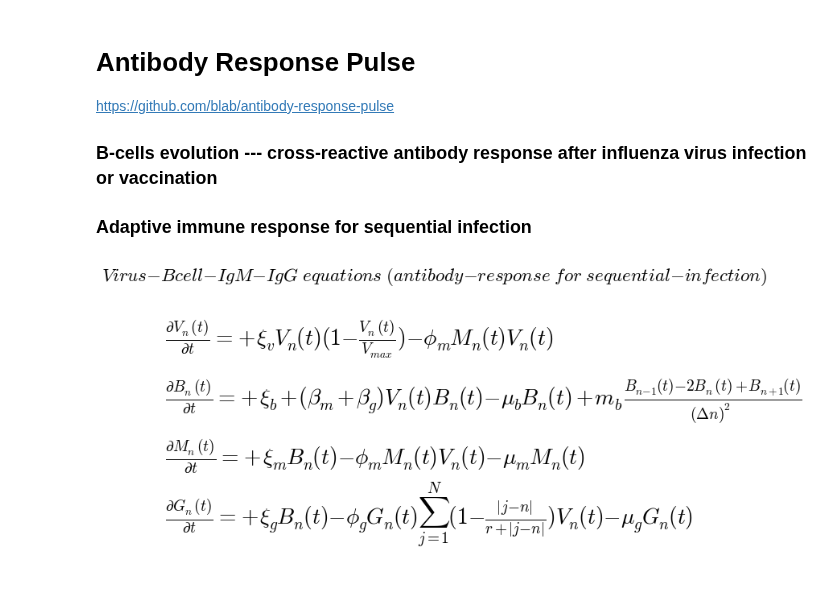
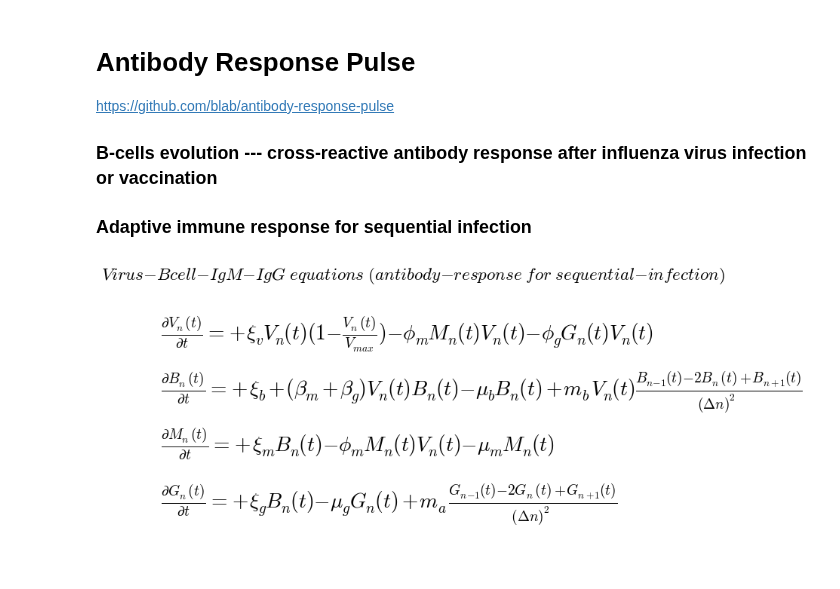
Before and after one commit to blab/antibody-response-pulse, a Jupyter notebook: bcell-array/code/VBMG_infection_landscape.ipynb, the cells around one changed output. Saved outputs shown, nothing was run; the diff lists cells and outputs as text; code cells hidden in the pictures.

Commit message:
mutation

```diff
--- a/bcell-array/code/VBMG_infection_landscape.ipynb
+++ b/bcell-array/code/VBMG_infection_landscape.ipynb
@@ -36,12 +36,13 @@ plt.title(r'$ Virus-Bcell-IgM-IgG \ equations \ (antibody-response \ for \ seque
           , fontsize = AlvaFontSize)
 plt.text(0, 7.0/9, r'$ \frac{\partial V_n(t)}{\partial t} = \
          + \xi_{v}V_{n}(t)(1 - \frac{V_n(t)}{V_{max}}) \
-         - \phi_{m} M_{n}(t) V_{n}(t) $'
+         - \phi_{m} M_{n}(t) V_{n}(t) \
+         - \phi_{g} G_{n}(t) V_{n}(t)$'
          , fontsize = 1.2*AlvaFontSize)
 plt.text(0, 5.0/9, r'$ \frac{\partial B_n(t)}{\partial t} = \
          + \xi_{b} + (\beta_{m} \
          + \beta_{g}) V_{n}(t) B_{n}(t) - \mu_{b} B_{n}(t) \
-         + m_b \frac{B_{n-1}(t) - 2B_n(t) + B_{n+1}(t)}{(\Delta n)^2} $'
+         + m_b V_{n}(t)\frac{B_{n-1}(t) - 2B_n(t) + B_{n+1}(t)}{(\Delta n)^2} $'
          , fontsize = 1.2*AlvaFontSize)
 plt.text(0, 3.0/9,r'$ \frac{\partial M_n(t)}{\partial t} = \
          + \xi_{m} B_{n}(t) \
@@ -50,8 +51,8 @@ plt.text(0, 3.0/9,r'$ \frac{\partial M_n(t)}{\partial t} = \
          , fontsize = 1.2*AlvaFontSize)
 plt.text(0, 1.0/9,r'$ \frac{\partial G_n(t)}{\partial t} = \
          + \xi_{g} B_{n}(t) \
-         - \phi_{g} G_{n}(t)\sum_{j = 1}^{N} (1 - \frac{|j - n|}{r + |j - n|})V_{n}(t)  \
-         - \mu_{g} G_{n}(t) $'
+         - \mu_{g} G_{n}(t) \
+         + m_a \frac{G_{n-1}(t) - 2G_n(t) + G_{n+1}(t)}{(\Delta n)^2} $'
          , fontsize = 1.2*AlvaFontSize)
 
 plt.savefig(save_figure, dpi = 100, bbox_inches='tight')
@@ -120,7 +121,7 @@ def dBdt_array(VBMGxt = [], *args):
                         + alva.event_recovered + alva.event_OAS_press \
                         + alva.event_recoveredV + alva.event_OAS_pressV)*V[:]*B[:] \
                      - (outRateB + alva.event_OAS_slowV)*B[:] \
-                     + mutatRateB*(leftX[:] - 2*centerX[:] + rightX[:])/(dx**2)
+                     + mutatRateB*V[:]*(leftX[:] - 2*centerX[:] + rightX[:])/(dx**2)
     return(dB_dt_array)
 
 def dMdt_array(VBMGxt = [], *args):
@@ -128,36 +129,37 @@ def dMdt_array(VBMGxt = [], *args):
     V = VBMGxt[0]
     B = VBMGxt[1]
     M = VBMGxt[2]
     G = VBMGxt[3]
     x_totalPoint = VBMGxt.shape[1]
     # there are n dSdt
     dM_dt_array = np.zeros(x_totalPoint)
     # each dSdt with the same equation form
     dM_dt_array[:] = +inRateM*B[:] - consumeRateM*M[:]*V[:] - outRateM*M[:]
     return(dM_dt_array)
 
 def dGdt_array(VBMGxt = [], *args):
     # naming
     V = VBMGxt[0]
     B = VBMGxt[1]
     M = VBMGxt[2]
     G = VBMGxt[3]
     x_totalPoint = VBMGxt.shape[1]
     # there are n dSdt
     dG_dt_array = np.zeros(x_totalPoint)
     # each dSdt with the same equation form
     Gcopy = np.copy(G)
     centerX = Gcopy[:]
     leftX = np.roll(Gcopy[:], 1)
     rightX = np.roll(Gcopy[:], -1)
     leftX[0] = centerX[0]
     rightX[-1] = centerX[-1]
     dG_dt_array[:] = +(inRateG + alva.event_OAS_boost + alva.event_OAS_boostV)*B[:] \
-                     - consumeRateG*G[:]*crossI_neighborSum_X(V, cross_radius, gX)\
-                     - outRateG*G[:]
+                     - consumeRateG*G[:]*V[:]\
+                     - outRateG*G[:] \
+                     + mutatRateB*(leftX[:] - 2*centerX[:] + rightX[:])/(dx**2)
     return(dG_dt_array)
 # %% [output]
-[figure, old version]
+[figure, new version]
 # %%
 # setting parameter
 timeUnit = 'year'
```
Also changed, not shown: parts of 3 cells of this notebook, 21 other files.
